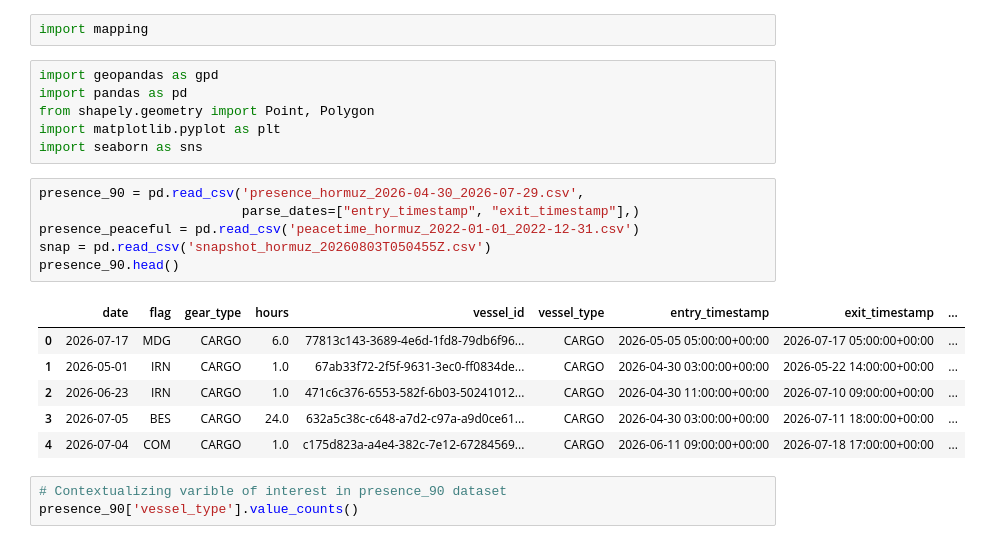
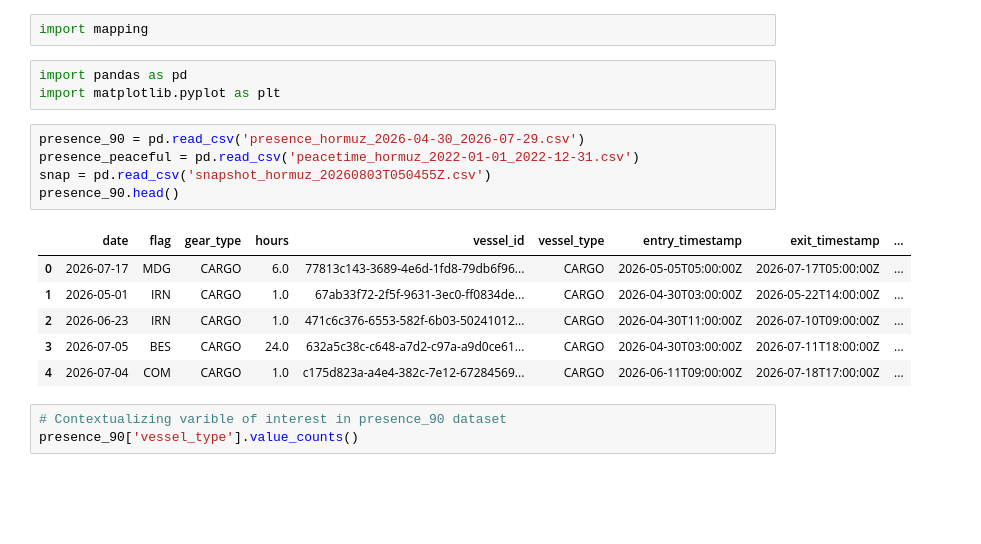
Before and after one commit to nanosnek/strait-of-hormuz-analyzed, a Jupyter notebook: EDA.ipynb, the cells around one changed output. Drawn from its saved outputs; the diff is of its cells as text; blank space fills up the shorter version.

```diff
--- a/EDA.ipynb
+++ b/EDA.ipynb
@@ -9,24 +9,20 @@ This notebook is for analysis only and is not intended to be run as a script.
 # %%
 import mapping
 # %%
-import geopandas as gpd
 import pandas as pd
-from shapely.geometry import Point, Polygon
 import matplotlib.pyplot as plt
-import seaborn as sns
 # %%
-presence_90 = pd.read_csv('presence_hormuz_2026-04-30_2026-07-29.csv',
-                          parse_dates=["entry_timestamp", "exit_timestamp"],)
+presence_90 = pd.read_csv('presence_hormuz_2026-04-30_2026-07-29.csv')
 presence_peaceful = pd.read_csv('peacetime_hormuz_2022-01-01_2022-12-31.csv')
 snap = pd.read_csv('snapshot_hormuz_20260803T050455Z.csv')
 presence_90.head()
 # %% [output]
 |  | date | flag | gear_type | hours | vessel_id | vessel_type | entry_timestamp | exit_timestamp | ... |
-| 0 | 2026-07-17 | MDG | CARGO | 6.0 | 77813c143-3689-4e6d-1fd8-79db6f96... | CARGO | 2026-05-05 05:00:00+00:00 | 2026-07-17 05:00:00+00:00 | ... |
-| 1 | 2026-05-01 | IRN | CARGO | 1.0 | 67ab33f72-2f5f-9631-3ec0-ff0834de... | CARGO | 2026-04-30 03:00:00+00:00 | 2026-05-22 14:00:00+00:00 | ... |
-| 2 | 2026-06-23 | IRN | CARGO | 1.0 | 471c6c376-6553-582f-6b03-50241012... | CARGO | 2026-04-30 11:00:00+00:00 | 2026-07-10 09:00:00+00:00 | ... |
-| 3 | 2026-07-05 | BES | CARGO | 24.0 | 632a5c38c-c648-a7d2-c97a-a9d0ce61... | CARGO | 2026-04-30 03:00:00+00:00 | 2026-07-11 18:00:00+00:00 | ... |
-| 4 | 2026-07-04 | COM | CARGO | 1.0 | c175d823a-a4e4-382c-7e12-67284569... | CARGO | 2026-06-11 09:00:00+00:00 | 2026-07-18 17:00:00+00:00 | ... |
+| 0 | 2026-07-17 | MDG | CARGO | 6.0 | 77813c143-3689-4e6d-1fd8-79db6f96... | CARGO | 2026-05-05T05:00:00Z | 2026-07-17T05:00:00Z | ... |
+| 1 | 2026-05-01 | IRN | CARGO | 1.0 | 67ab33f72-2f5f-9631-3ec0-ff0834de... | CARGO | 2026-04-30T03:00:00Z | 2026-05-22T14:00:00Z | ... |
+| 2 | 2026-06-23 | IRN | CARGO | 1.0 | 471c6c376-6553-582f-6b03-50241012... | CARGO | 2026-04-30T11:00:00Z | 2026-07-10T09:00:00Z | ... |
+| 3 | 2026-07-05 | BES | CARGO | 24.0 | 632a5c38c-c648-a7d2-c97a-a9d0ce61... | CARGO | 2026-04-30T03:00:00Z | 2026-07-11T18:00:00Z | ... |
+| 4 | 2026-07-04 | COM | CARGO | 1.0 | c175d823a-a4e4-382c-7e12-67284569... | CARGO | 2026-06-11T09:00:00Z | 2026-07-18T17:00:00Z | ... |
 # %%
 # Contextualizing varible of interest in presence_90 dataset
 presence_90['vessel_type'].value_counts()
```
Also changed, not shown: parts of 3 cells of this notebook, 7 other files.
